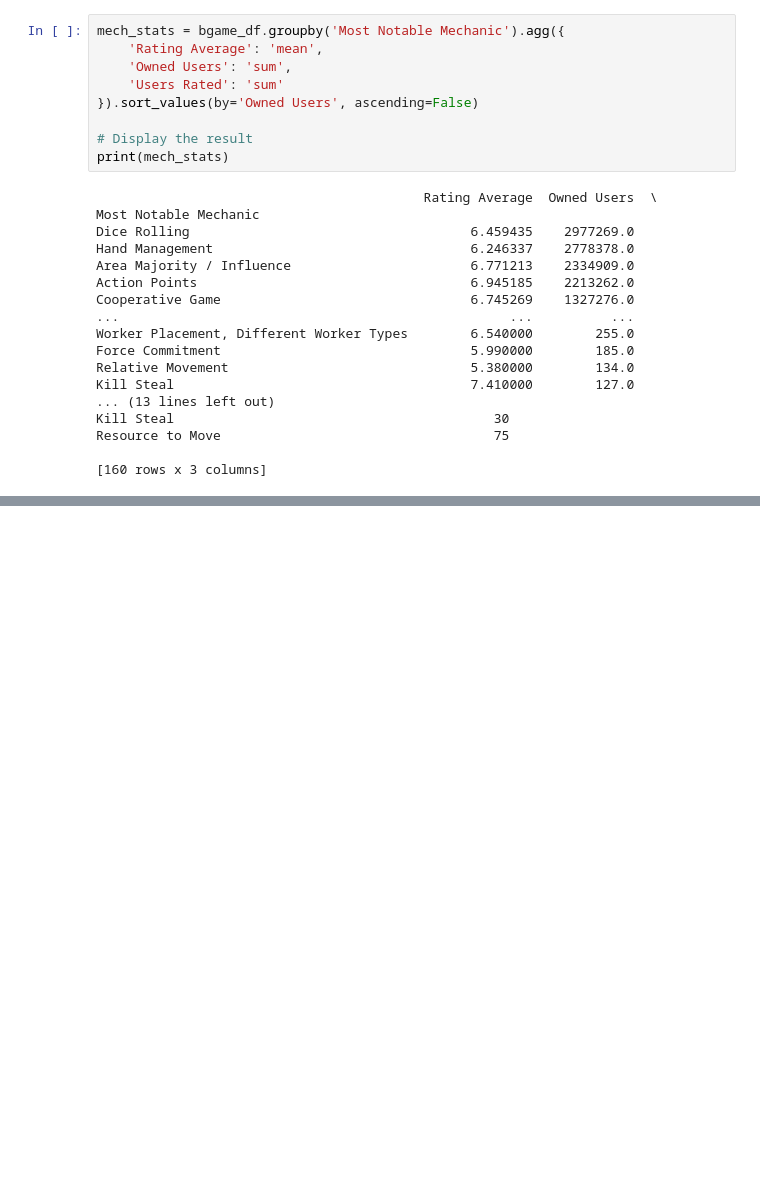
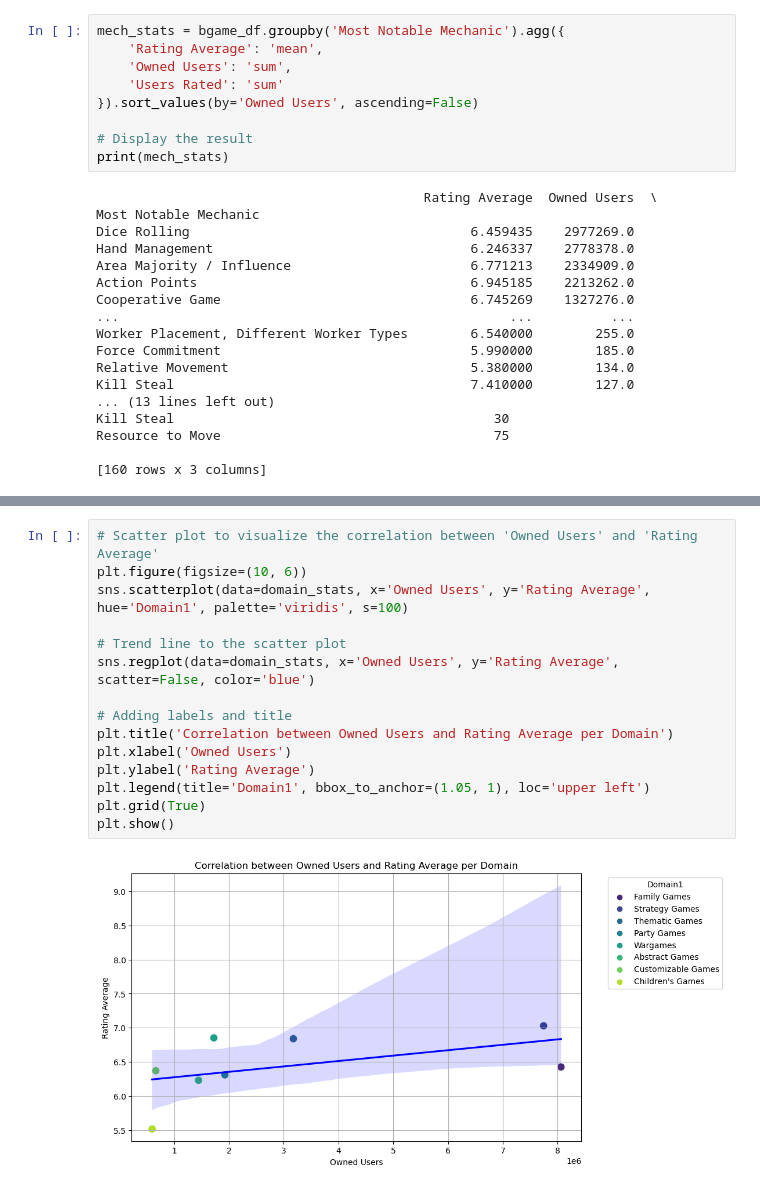
Before and after one commit to jkspiva/Final-Project-Group3, a Jupyter notebook: Ashley/testing.ipynb, the cells around one changed output, grey strips where cells are left out. Cells and saved outputs as stored; diff of their text form; blank space fills up the shorter version.

```diff
--- a/Ashley/testing.ipynb
+++ b/Ashley/testing.ipynb
@@ -261,0 +406,17 @@ Resource to Move                                   75
+# %%
+# Scatter plot to visualize the correlation between 'Owned Users' and 'Rating Average'
+plt.figure(figsize=(10, 6))
+sns.scatterplot(data=domain_stats, x='Owned Users', y='Rating Average', hue='Domain1', palette='viridis', s=100)
+
+# Trend line to the scatter plot
+sns.regplot(data=domain_stats, x='Owned Users', y='Rating Average', scatter=False, color='blue')
+
+# Adding labels and title
+plt.title('Correlation between Owned Users and Rating Average per Domain')
+plt.xlabel('Owned Users')
+plt.ylabel('Rating Average')
+plt.legend(title='Domain1', bbox_to_anchor=(1.05, 1), loc='upper left')
+plt.grid(True)
+plt.show()
+# %% [output]
+[figure, added]
```
Also changed, not shown: parts of 11 cells of this notebook.
